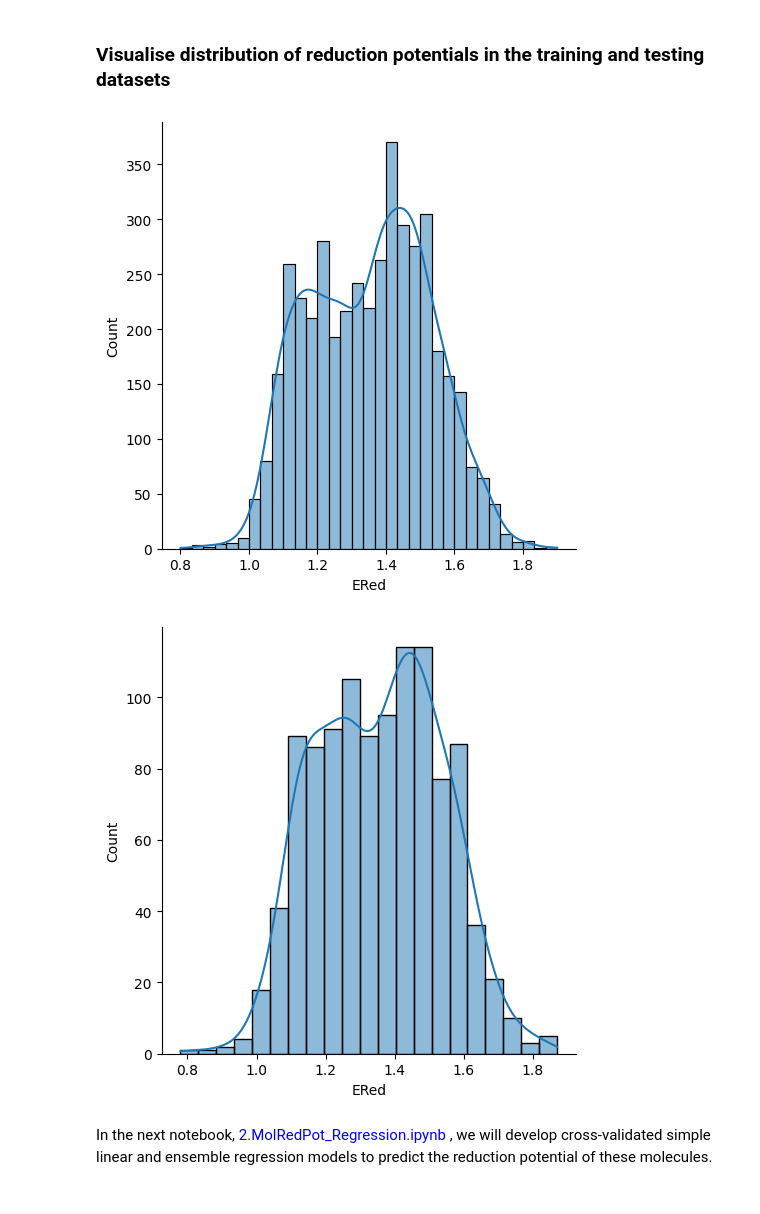
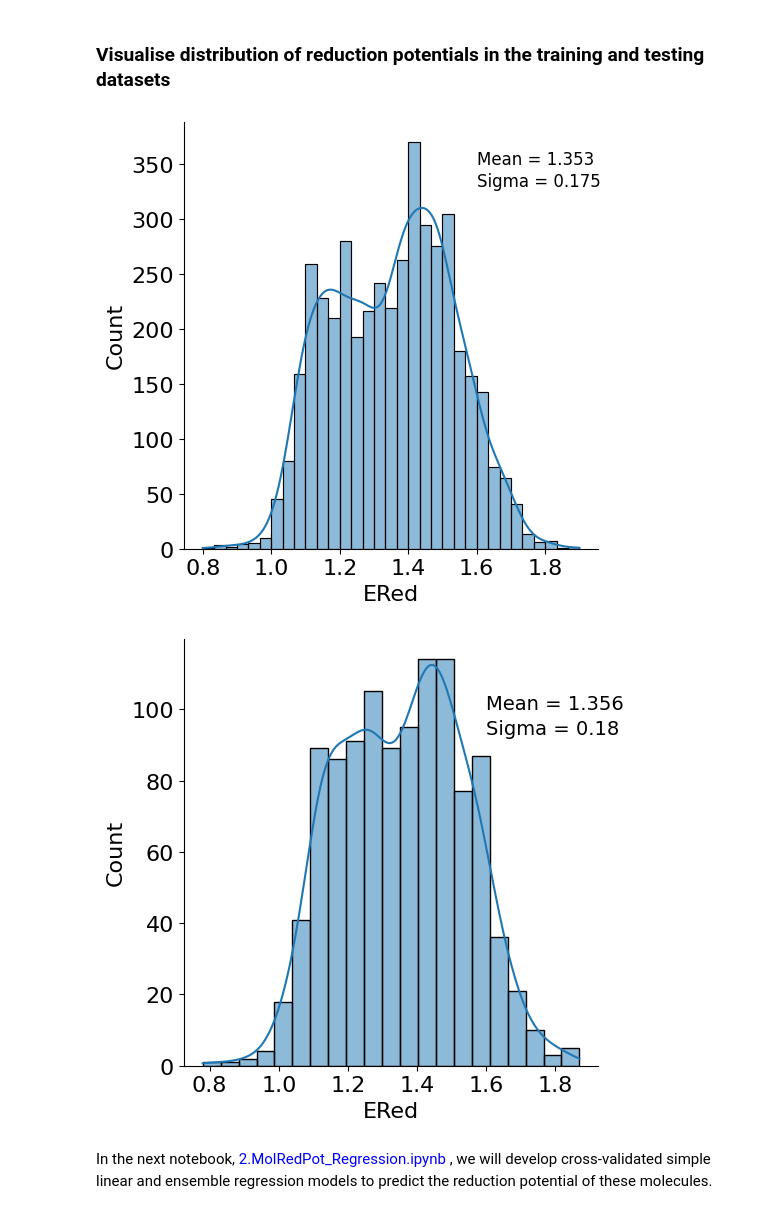
Before and after one commit to adisun94/DataScience, a Jupyter notebook: 1.MolRedPot_FeatureEngineering.ipynb, the cells around one changed output. Drawn from its saved outputs; the diff is of its cells as text; code cells hidden in the pictures.

Commit message:
changed plot style

```diff
--- a/1.MolRedPot_FeatureEngineering.ipynb
+++ b/1.MolRedPot_FeatureEngineering.ipynb
@@ -270,15 +274,27 @@ features_test.to_csv('Data/features_test_scaled.csv',index=False)
 # %%
 Ered_train=pd.read_csv('Data/target_train.csv',index_col=0)
 ax=sns.displot(Ered_train,x='ERed',kde=True)
+plt.text(1.6,350,'Mean = '+str(np.round(np.mean(Ered_train['ERed']),3)),fontsize=14)
+plt.text(1.6,330,'Sigma = '+str(np.round(np.std(Ered_train['ERed']),3)),fontsize=14)
+plt.xticks(fontsize=16)
+plt.yticks(fontsize=16)
+plt.xlabel('ERed',fontsize=16)
+plt.ylabel('Count',fontsize=16)
 plt.show()
 # %% [output]
-[figure, old version]
+[figure, new version]
 # %%
 Ered_test=pd.read_csv('Data/target_test.csv',index_col=0)
 ax=sns.displot(Ered_test,x='ERed',kde=True)
+plt.text(1.6,100,'Mean = '+str(np.round(np.mean(Ered_test['ERed']),3)),fontsize=14)
+plt.text(1.6,93,'Sigma = '+str(np.round(np.std(Ered_test['ERed']),3)),fontsize=14)
+plt.xticks(fontsize=16)
+plt.yticks(fontsize=16)
+plt.xlabel('ERed',fontsize=16)
+plt.ylabel('Count',fontsize=16)
 plt.show()
 # %% [output]
-[figure, old version]
+[figure, new version]
 # %% [markdown]
 In the next notebook, <font color = blue>2.MolRedPot_Regression.ipynb
 </font>, we will develop cross-validated simple linear and ensemble regression models to predict the reduction potential of these molecules.
```
Also changed, not shown: parts of 2 cells of this notebook, 2 other files.
